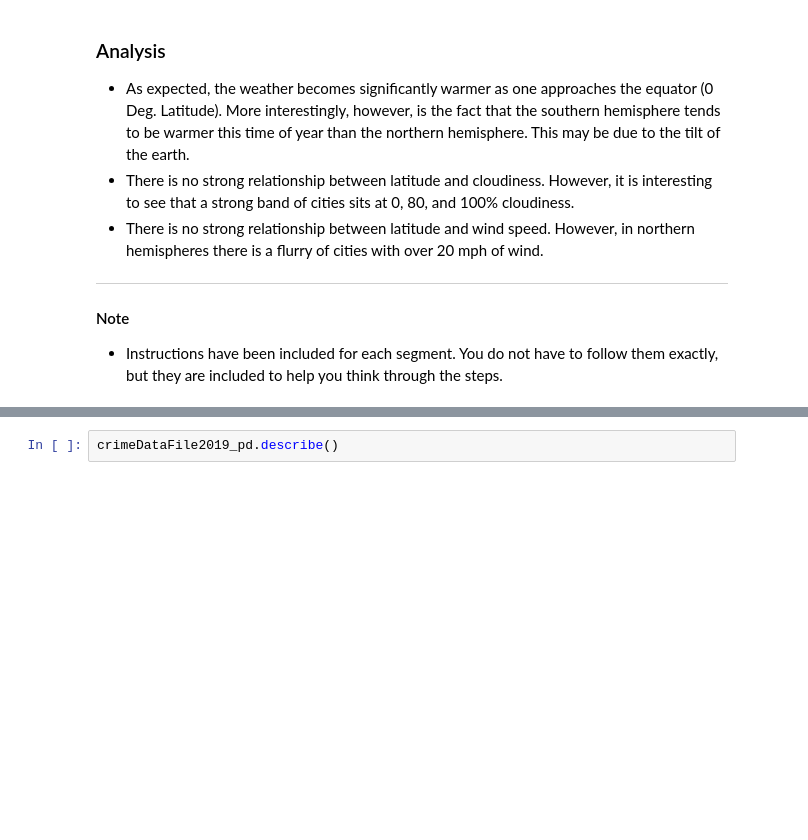
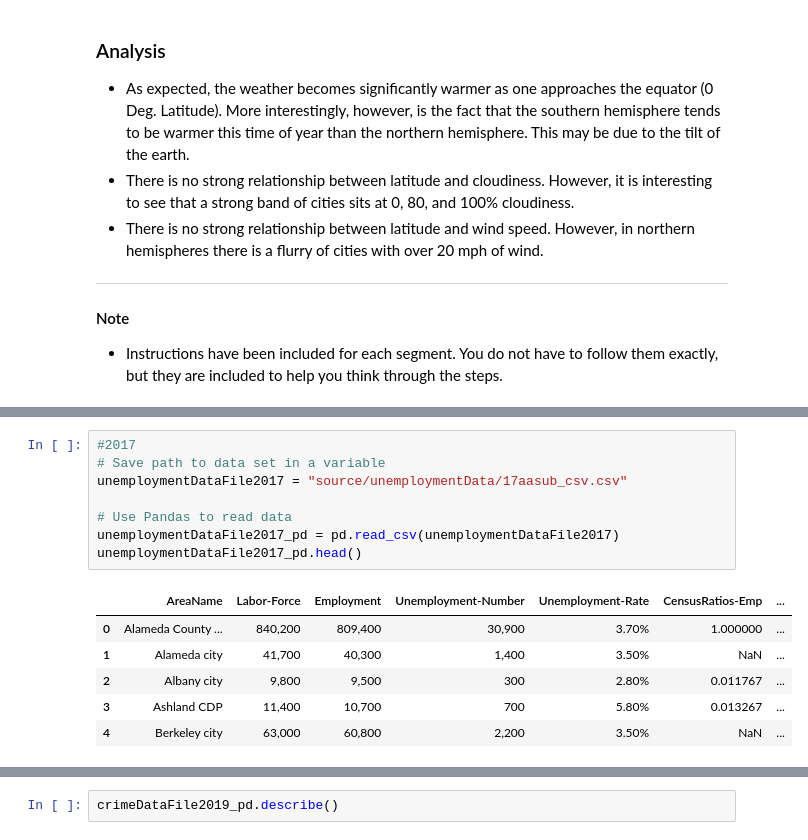
Before and after one commit to lisatian8/python-project1-challenge, a Jupyter notebook: UnemploymentRatePy.ipynb, the cells around one changed output, grey strips where cells are left out. Saved outputs shown, nothing was run; the diff lists cells and outputs as text; blank space fills up the shorter version.

```diff
--- a/UnemploymentRatePy.ipynb
+++ b/UnemploymentRatePy.ipynb
@@ -23,0 +119,15 @@ import plotly.graph_objs as go
+# %%
+#2017
+# Save path to data set in a variable
+unemploymentDataFile2017 = "source/unemploymentData/17aasub_csv.csv"
+
+# Use Pandas to read data
+unemploymentDataFile2017_pd = pd.read_csv(unemploymentDataFile2017)
+unemploymentDataFile2017_pd.head()
+# %% [output]
+|  | AreaName | Labor-Force | Employment | Unemployment-Number | Unemployment-Rate | CensusRatios-Emp | ... |
+| 0 | Alameda County ... | 840,200 | 809,400 | 30,900 | 3.70% | 1.000000 | ... |
+| 1 | Alameda city | 41,700 | 40,300 | 1,400 | 3.50% | NaN | ... |
+| 2 | Albany city | 9,800 | 9,500 | 300 | 2.80% | 0.011767 | ... |
+| 3 | Ashland CDP | 11,400 | 10,700 | 700 | 5.80% | 0.013267 | ... |
+| 4 | Berkeley city | 63,000 | 60,800 | 2,200 | 3.50% | NaN | ... |
```
Also changed, not shown: parts of 14 cells of this notebook.
